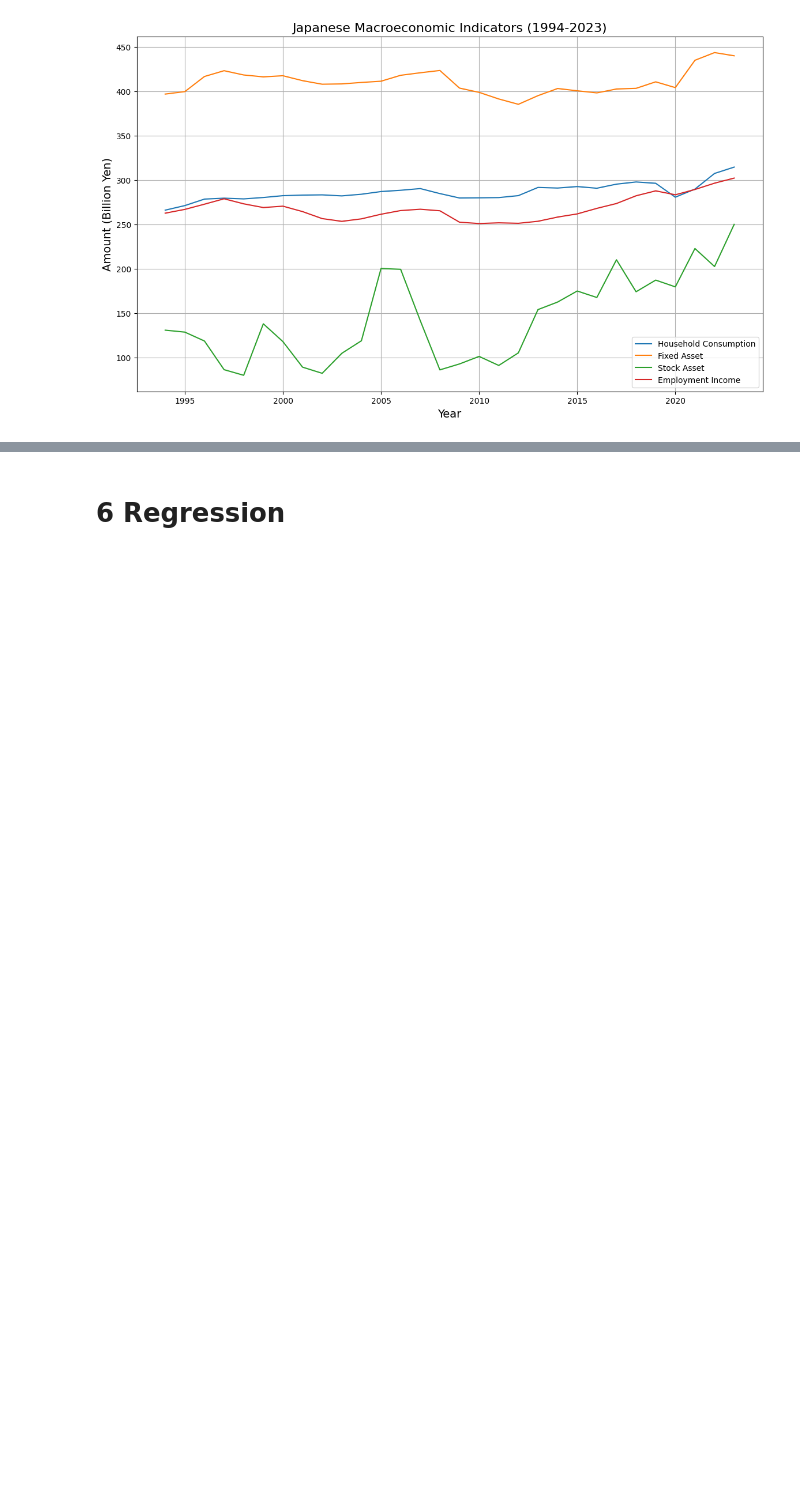
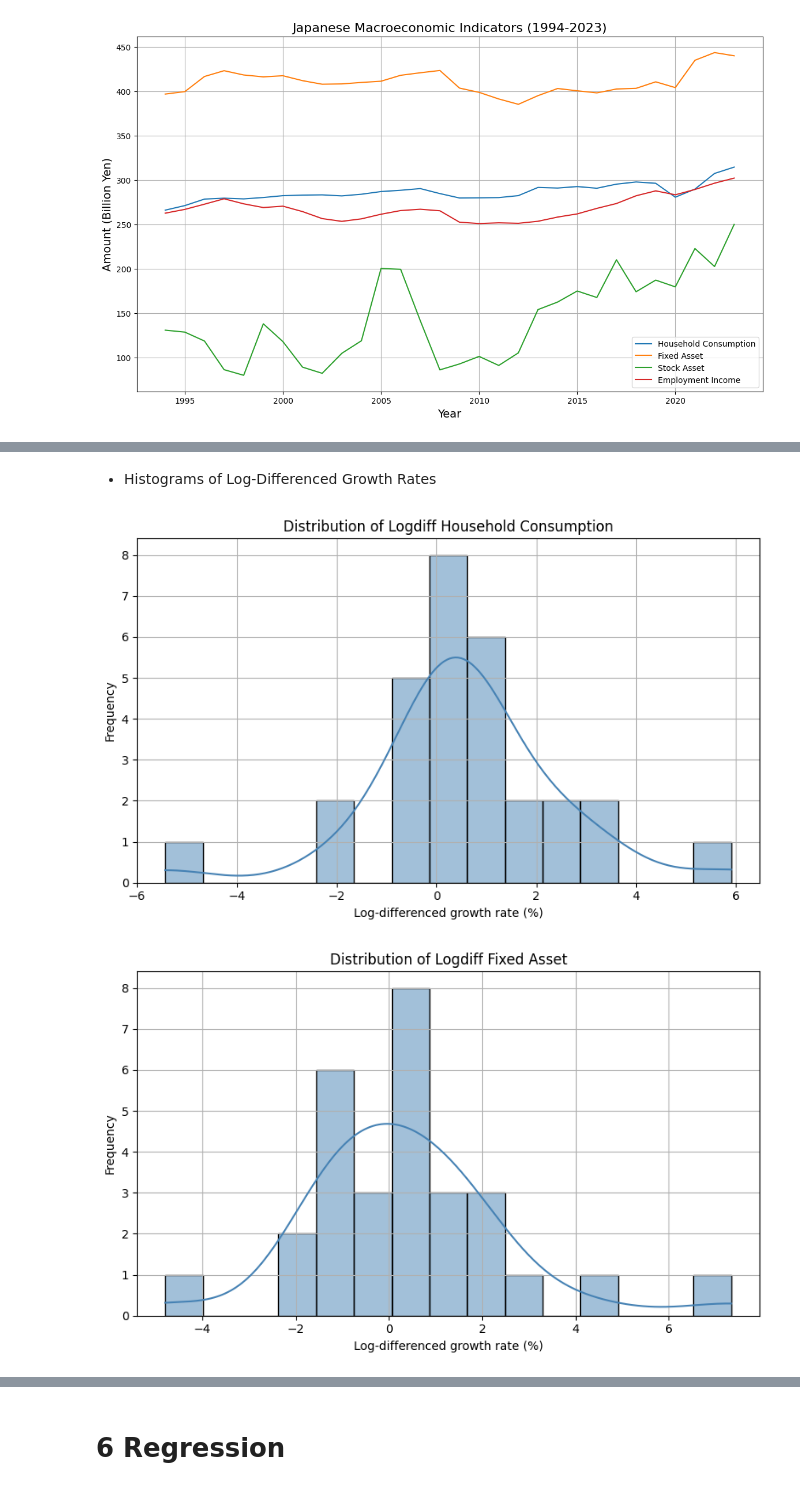
Before and after one commit to Graspp-25-Spring/graspp-25S-Wealth-Consumption, a Jupyter notebook: notebooks/milestone_1_update.ipynb, the cells around one changed output, grey strips where cells are left out. Saved outputs shown, nothing was run; the diff lists cells and outputs as text; code cells hidden in the pictures; blank space fills up the shorter version.

```diff
--- a/notebooks/milestone_1_update.ipynb
+++ b/notebooks/milestone_1_update.ipynb
@@ -445,0 +608,21 @@ plt.show()
+# %%
+import numpy as np
+
+# Copy data
+logdiff_data = merged_data.copy()
+
+# Apply log transformation and first difference
+for col in value_columns:
+    log_col = f"log_{col}"
+    logdiff_col = f"logdiff_{col}"
+
+    logdiff_data[log_col] = np.log(logdiff_data[col])
+    logdiff_data[logdiff_col] = logdiff_data[log_col].diff() * 100  # as % change
+
+# Drop NaN from first difference
+logdiff_data = logdiff_data.dropna().reset_index(drop=True)
+
+# Select only the log-differenced columns for display
+logdiff_columns = [f"logdiff_{col}" for col in value_columns]
+print("Descriptive Statistics of Log-Differenced (% Growth Approximation):")
+print(logdiff_data[logdiff_columns].describe().round(3))
@@ -445,0 +650,19 @@ plt.show()
+# %% [markdown]
+- Histograms of Log-Differenced Growth Rates
+# %%
+import matplotlib.pyplot as plt
+import seaborn as sns
+
+# Plot histograms with KDE for each log-differenced variable
+for col in logdiff_columns:
+    plt.figure(figsize=(8, 5))
+    sns.histplot(logdiff_data[col], bins=15, kde=True, color='steelblue')
+    plt.title(f"Distribution of {col.replace('_', ' ').title()}")
+    plt.xlabel("Log-differenced growth rate (%)")
+    plt.ylabel("Frequency")
+    plt.grid(True)
+    plt.tight_layout()
+    plt.show()
+# %% [output]
+[figure, added]
+[figure, added]
```
Also changed, not shown: parts of 42 cells of this notebook, 1 other file.
